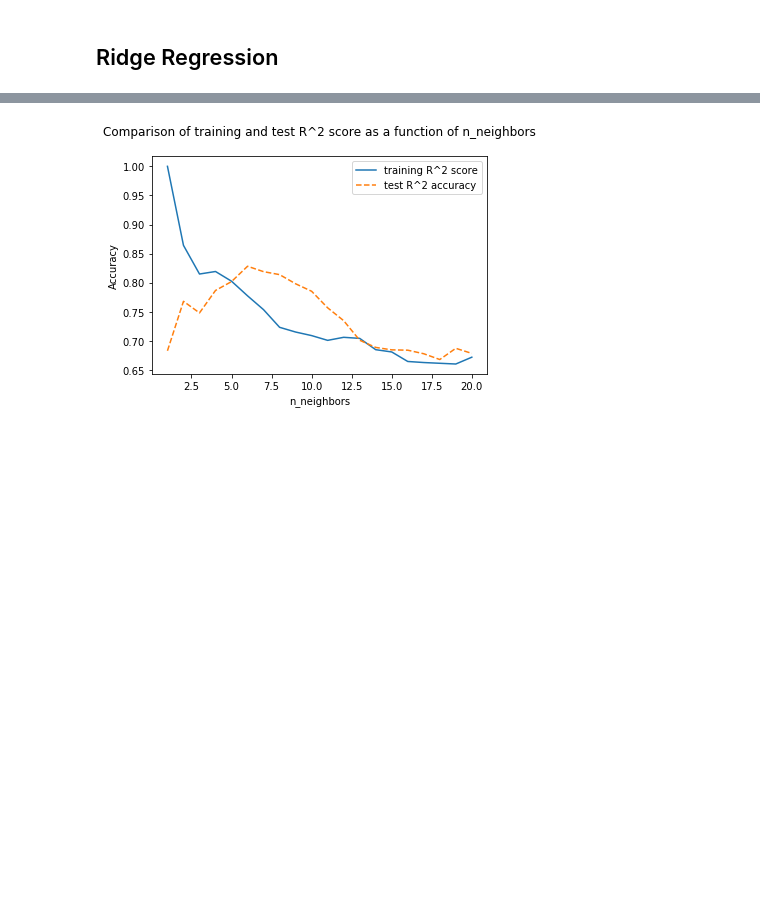
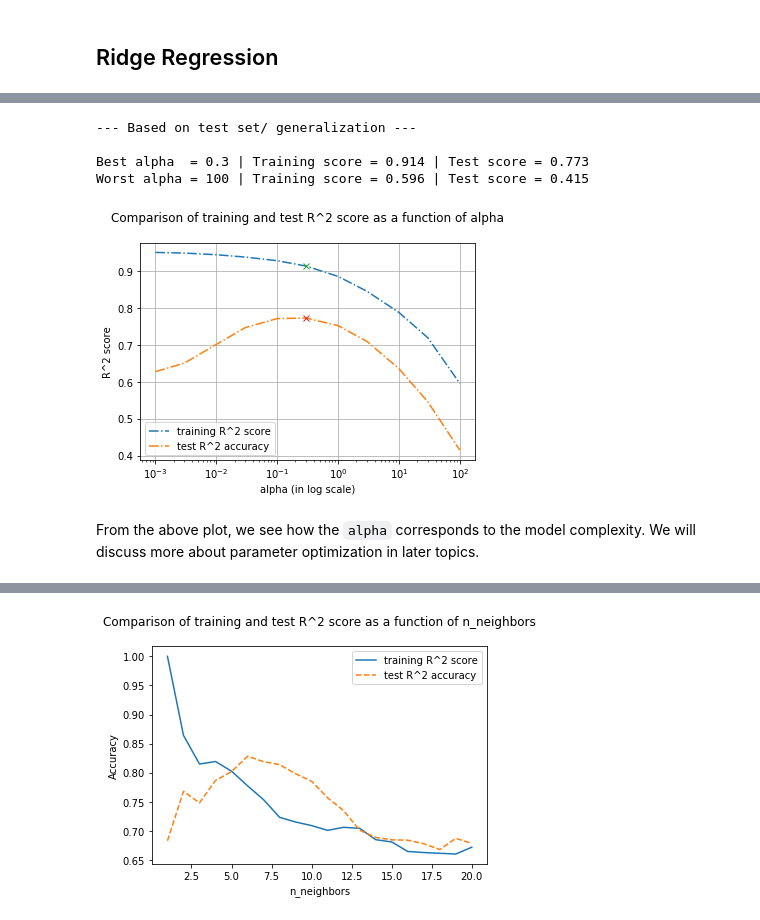
Before and after one commit to prasanth-ntu/prasanth-ntu.github.io, a Jupyter notebook: html/ML-Course/Intro-to-ML-with-Python/2b-Supervised-Learning-Linear-Regression.ipynb, the cells around one changed output, grey strips where cells are left out. Drawn from its saved outputs; the diff is of its cells as text; code cells hidden in the pictures; blank space fills up the shorter version.

Commit message:
update cost function 2b

```diff
--- a/html/ML-Course/Intro-to-ML-with-Python/2b-Supervised-Learning-Linear-Regression.ipynb
+++ b/html/ML-Course/Intro-to-ML-with-Python/2b-Supervised-Learning-Linear-Regression.ipynb
@@ -184,7 +201,12 @@ Test set score    : 0.61
 # %%
 from sklearn.linear_model import Ridge
 
+X_train, X_test, y_train, y_test = train_test_split(X,y, random_state=0)
+print ("Shape of training set: {}".format(X_train.shape))
+print ("Shape of test set    : {}".format(X_test.shape))
+
 ridge = Ridge().fit(X_train, y_train)
-print("Training set accuracy: {:.2f}".format(ridge.score(X_train, y_train)))
-print("Test set accuracy: {:.2f}".format(ridge.score(X_test, y_test)))
+
+print("Training set score: {:.2f}".format(ridge.score(X_train, y_train)))
+print("Test set score: {:.2f}".format(ridge.score(X_test, y_test)))
 # %% [output]
@@ -192,0 +234,9 @@ Test set accuracy: 0.75
+# %%
+training_score = []
+test_score = []
+alpha_settings = [0.001, 0.003, 0.01, 0.03, 0.1, 0.3, 1.0, 3, 10, 30, 100]
+for alpha in alpha_settings:
+    ridge = Ridge(alpha=alpha).fit(X_train, y_train)
+    training_score.append(ridge.score(X_train, y_train))
+    test_score.append(ridge.score(X_test, y_test))
+    print("alpha: {:8.4f} | Training set score: {:.2f} | Test set score: {:.2f}".format(alpha, ridge.score(X_train, y_train), ridge.score(X_test, y_test)))
@@ -192,0 +255,32 @@ Test set accuracy: 0.75
+# %%
+figure(figsize=(6,4))
+
+plt.semilogx(alpha_settings, training_score, '-.', label="training R^2 score")
+plt.plot(alpha_settings, test_score, '-.', label="test R^2 accuracy")
+plt.ylabel("R^2 score")
+plt.xlabel("alpha (in log scale)")
+plt.title("Comparison of training and test R^2 score as a function of alpha\n")
+plt.legend(); plt.grid()
+
+print ('--- Based on test set/ generalization ---\n')
+
+index = test_score.index(max(test_score))
+print ('Best alpha  = {} | Training score = {:0.3f} | Test score = {:0.3f}'.
+       format(alpha_settings[index], training_score[index], test_score[index]))
+
+plt.plot(alpha_settings[index], training_score[index], 'x')
+plt.plot(alpha_settings[index], test_score[index], 'x')
+
+index = test_score.index(min(test_score))
+print ('Worst alpha = {} | Training score = {:0.3f} | Test score = {:0.3f}'.
+       format(alpha_settings[index], training_score[index], test_score[index]))
+
+plt.show()
+# %% [output]
+--- Based on test set/ generalization ---
+
+Best alpha  = 0.3 | Training score = 0.914 | Test score = 0.773
+Worst alpha = 100 | Training score = 0.596 | Test score = 0.415
+[figure, added]
+# %% [markdown]
+From the above plot, we see how the `alpha` corresponds to the model complexity. We will discuss more about parameter optimization in later topics.
```
Also changed, not shown: parts of 10 cells of this notebook, 3 other files.
